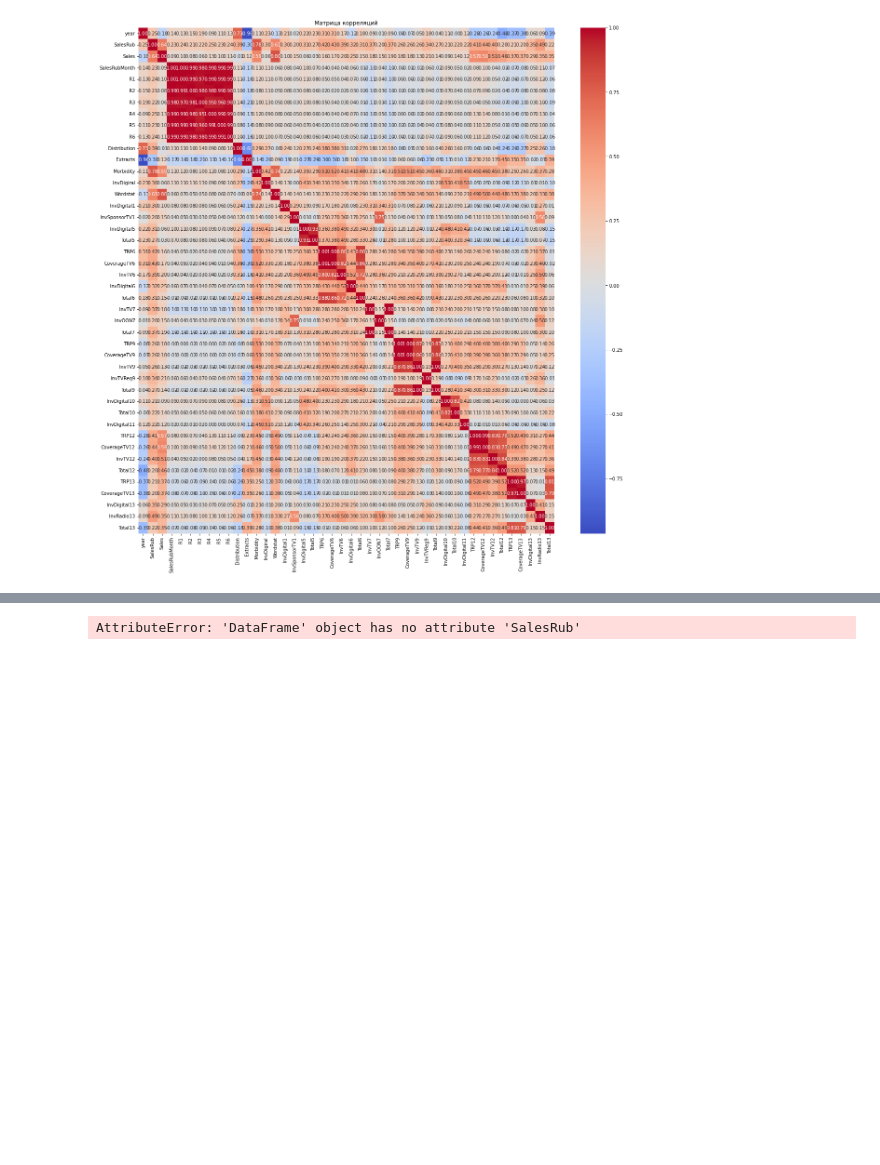
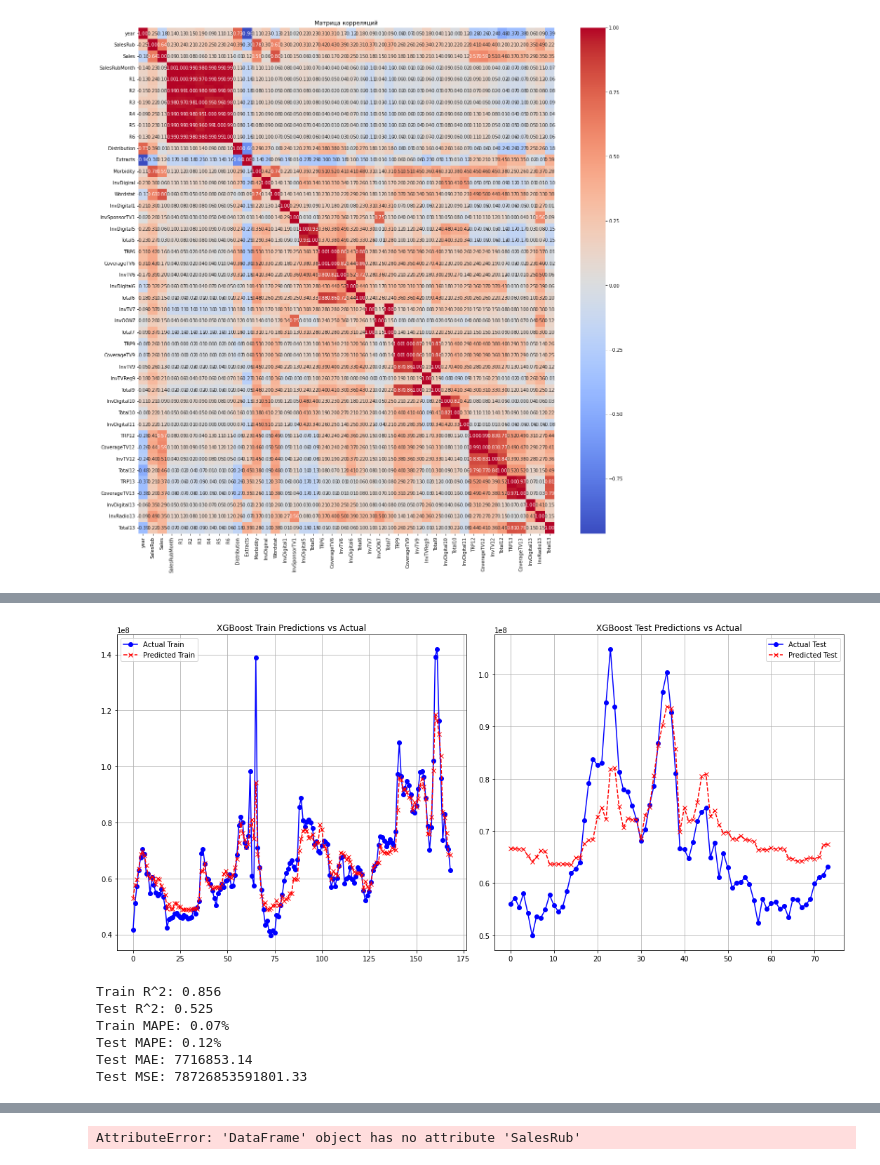
Before and after one commit to Exeskicks/media_wise, a Jupyter notebook: media_wise.ipynb, the cells around one changed output, grey strips where cells are left out. Drawn from its saved outputs; the diff is of its cells as text; code cells hidden in the pictures; blank space fills up the shorter version.

```diff
--- a/media_wise.ipynb
+++ b/media_wise.ipynb
@@ -687,0 +606,80 @@ plotCoefficients(lasso,normas = True)
+# %%
+import xgboost as xgb
+from sklearn.metrics import r2_score, mean_absolute_percentage_error, mean_absolute_error, mean_squared_error
+from sklearn.preprocessing import StandardScaler
+from sklearn.model_selection import train_test_split
+import matplotlib.pyplot as plt
+import seaborn as sns
+
+# Подготовка данных: масштабирование
+scaler = StandardScaler()
+X_train_scaled = scaler.fit_transform(X_train)
+X_test_scaled = scaler.transform(X_test)
+
+
+params = {
+    'n_estimators': 500,
+    'learning_rate': 0.007,
+    'max_depth': 2,
+    'subsample': 0.7,
+    'colsample_bytree': 0.7,
+    'min_child_weight': 4,
+    'lambda': 1,
+    'alpha': 0.5,
+    'random_state': 0
+}
+# Создание и обучение модели XGBoost
+model = xgb.XGBRegressor(**params)
+model.fit(X_train_scaled, y_train)
+
+# Предсказание значений на обучающем и тестовом наборах
+y_pred_train = model.predict(X_train_scaled)
+y_pred_test = model.predict(X_test_scaled)
+
+# Визуализация результатов предсказания
+plt.figure(figsize=(15, 7))
+plt.subplot(1, 2, 1)  # Тренировочные данные
+plt.plot(y_train.values, label='Actual Train', color='blue', linestyle='-', marker='o')
+plt.plot(y_pred_train, label='Predicted Train', color='red', linestyle='--', marker='x')
+plt.title('XGBoost Train Predictions vs Actual')
+plt.legend()
+plt.grid(True)
+
+plt.subplot(1, 2, 2)  # Тестовые данные
+plt.plot(y_test.values, label='Actual Test', color='blue', linestyle='-', marker='o')
+plt.plot(y_pred_test, label='Predicted Test', color='red', linestyle='--', marker='x')
+plt.title('XGBoost Test Predictions vs Actual')
+plt.legend()
+plt.grid(True)
+plt.tight_layout()
+plt.show()
+
+# Расчет метрик
+r2_train = r2_score(y_train, y_pred_train)
+r2_test = r2_score(y_test, y_pred_test)
+mape_train = mean_absolute_percentage_error(y_train, y_pred_train)
+mape_test = mean_absolute_percentage_error(y_test, y_pred_test)
+mae_test = mean_absolute_error(y_test, y_pred_test)
+mse_test = mean_squared_error(y_test, y_pred_test)
+
+print(f'Train R^2: {r2_train:.3f}')
+print(f'Test R^2: {r2_test:.3f}')
+print(f'Train MAPE: {mape_train:.2f}%')
+print(f'Test MAPE: {mape_test:.2f}%')
+print(f'Test MAE: {mae_test:.2f}')
+print(f'Test MSE: {mse_test:.2f}')
+
+# Вывод важности признаков
+feature_importances = model.feature_importances_
+plt.figure(figsize=(10, 8))
+sns.barplot(x=feature_importances, y=X_train.columns)
+plt.title('Feature Importance using XGBoost')
+plt.show()
+# %% [output]
+[figure, added]
+Train R^2: 0.856
+Test R^2: 0.525
+Train MAPE: 0.07%
+Test MAPE: 0.12%
+Test MAE: 7716853.14
+Test MSE: 78726853591801.33
```
Also changed, not shown: parts of 74 cells of this notebook.
